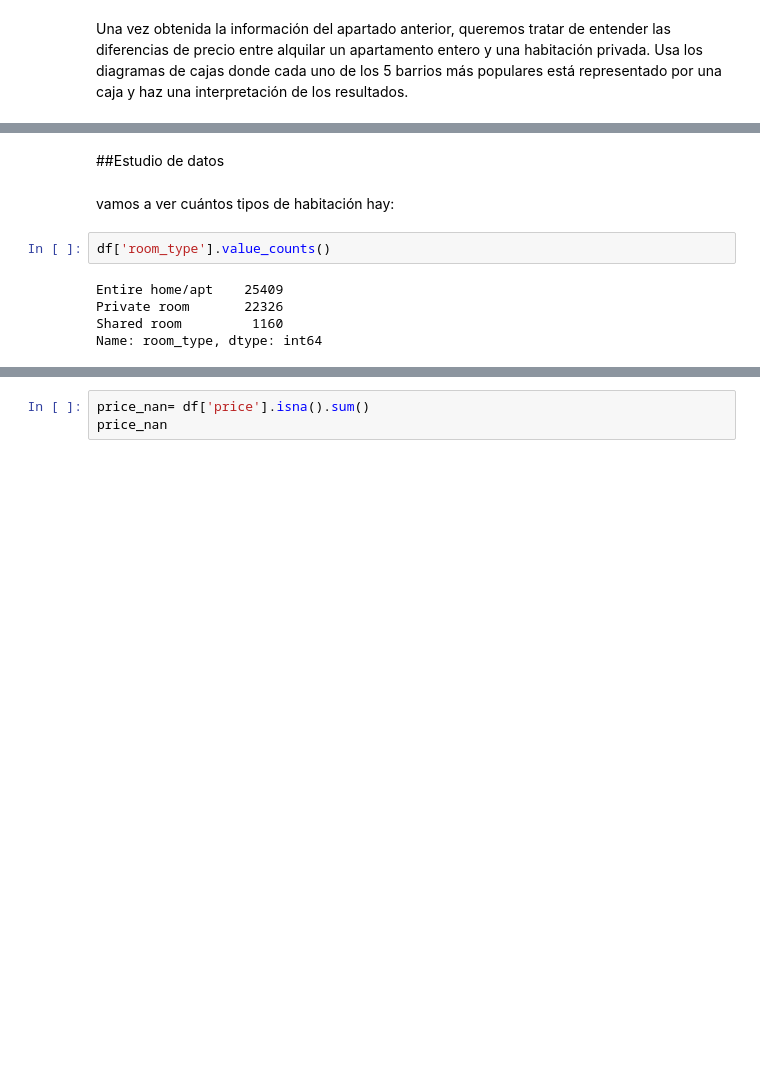
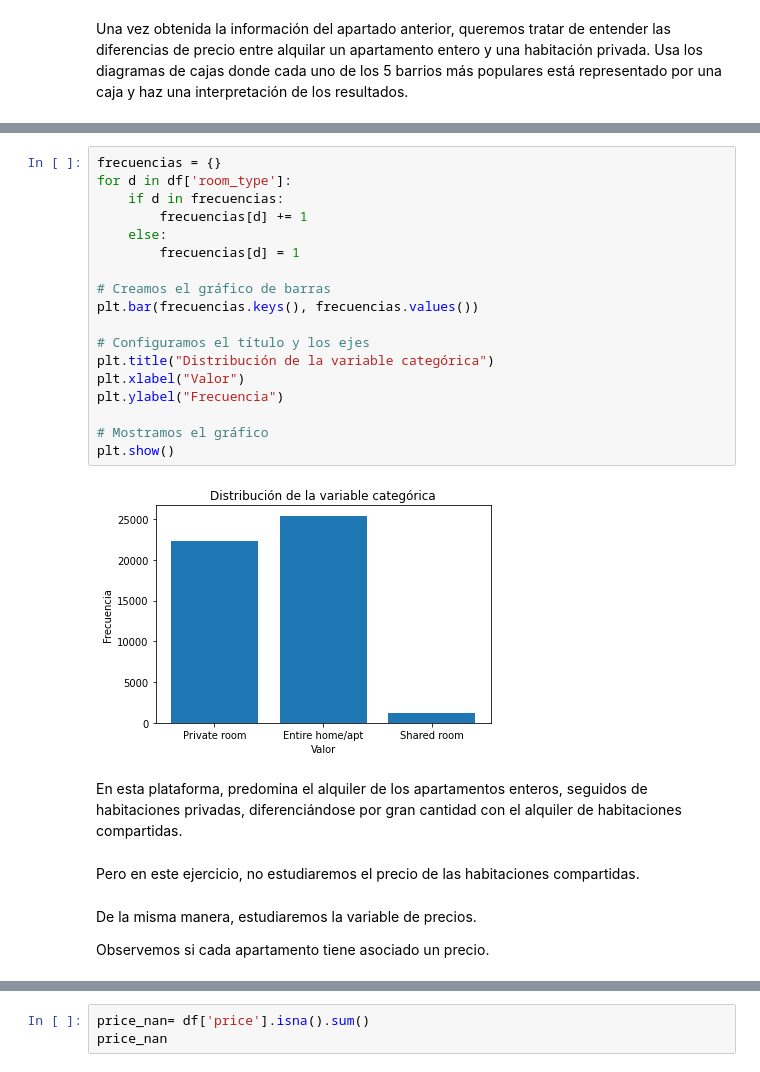
Before and after one commit to PilarAriasVazquez/MineriaL1P1, a Jupyter notebook: L1P1.ipynb, the cells around one changed output, grey strips where cells are left out. Drawn from its saved outputs; the diff is of its cells as text; blank space fills up the shorter version.

```diff
--- a/L1P1.ipynb
+++ b/L1P1.ipynb
@@ -532,11 +546,28 @@ Una vez obtenida la información del apartado anterior, queremos tratar de enten
+# %%
+frecuencias = {}
+for d in df['room_type']:
+    if d in frecuencias:
+        frecuencias[d] += 1
+    else:
+        frecuencias[d] = 1
+
+# Creamos el gráfico de barras
+plt.bar(frecuencias.keys(), frecuencias.values())
+
+# Configuramos el título y los ejes
+plt.title("Distribución de la variable categórica")
+plt.xlabel("Valor")
+plt.ylabel("Frecuencia")
+
+# Mostramos el gráfico
+plt.show()
+# %% [output]
+[figure, added]
+# %% [markdown]
+En esta plataforma, predomina el alquiler de los apartamentos enteros, seguidos de habitaciones privadas, diferenciándose por gran cantidad con el alquiler de habitaciones compartidas.
+# %% [markdown]
+Pero en este ejercicio, no estudiaremos el precio de las habitaciones compartidas.
 # %% [markdown]
-##Estudio de datos
+De la misma manera, estudiaremos la variable de precios.
+
+Observemos si cada apartamento tiene asociado un precio.
-# %% [markdown]
-vamos a ver cuántos tipos de habitación hay:
-# %%
-df['room_type'].value_counts()
-# %% [output]
-Entire home/apt    25409
-Private room       22326
-Shared room         1160
-Name: room_type, dtype: int64
```
Also changed, not shown: parts of 41 cells of this notebook.
